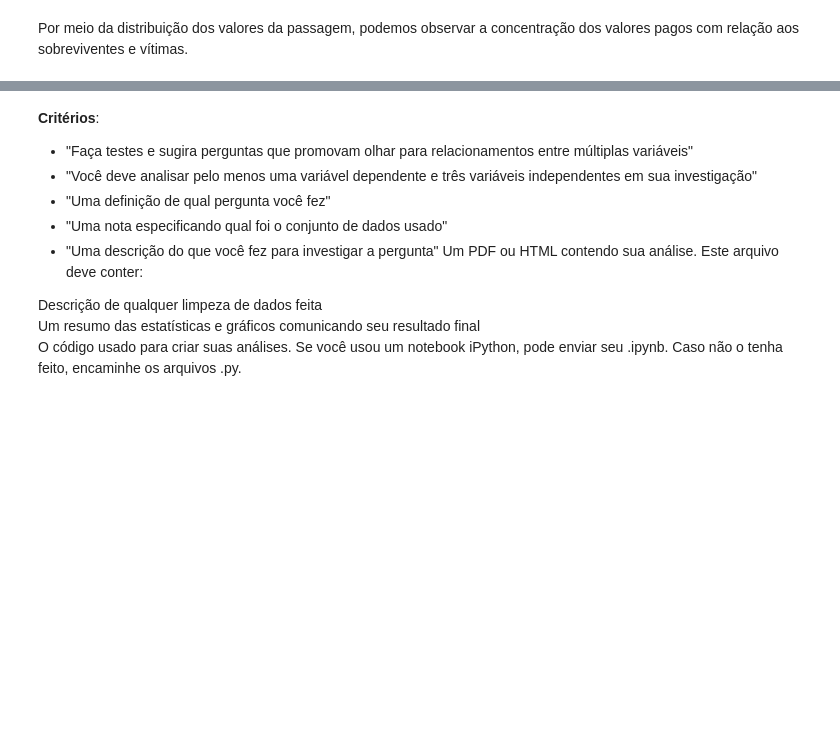
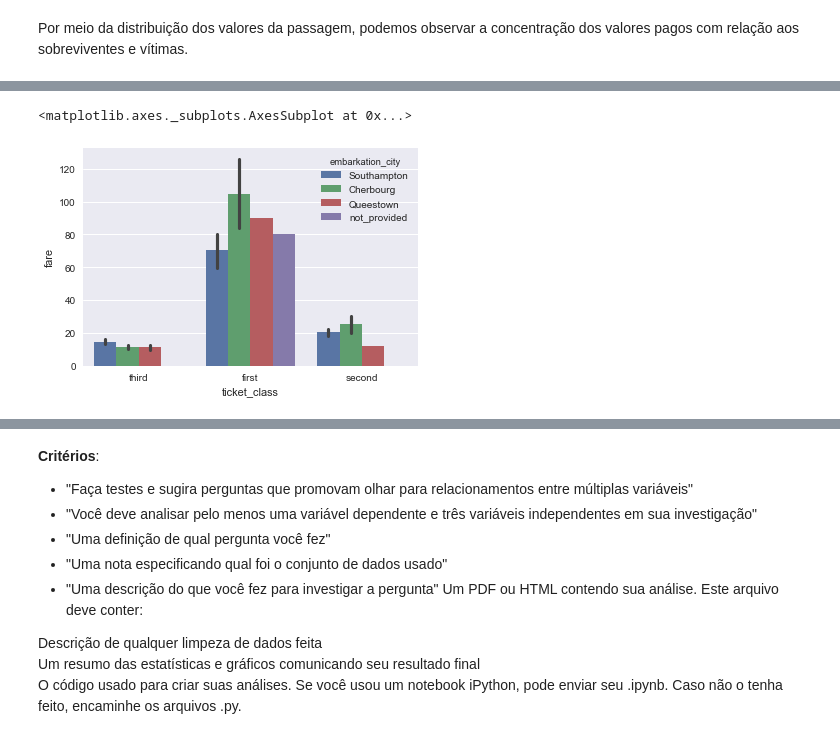
Before and after one commit to aguiarsouzatiz/udacity-nanodegree-data-science, a Jupyter notebook: 02 Data Analysis Titanic Data/data_analysis_titanic_data.ipynb, the cells around one changed output, grey strips where cells are left out. Drawn from its saved outputs; the diff is of its cells as text; code cells hidden in the pictures; blank space fills up the shorter version.

```diff
--- a/02 Data Analysis Titanic Data/data_analysis_titanic_data.ipynb
+++ b/02 Data Analysis Titanic Data/data_analysis_titanic_data.ipynb
@@ -114,0 +123,5 @@ fig_fare_means.show()
+# %%
+sns.barplot(x='ticket_class', y='fare', hue='embarkation_city', data=data_titanic)
+# %% [output]
+<matplotlib.axes._subplots.AxesSubplot at 0x...>
+[figure, added]
```
Also changed, not shown: parts of 7 cells of this notebook.
